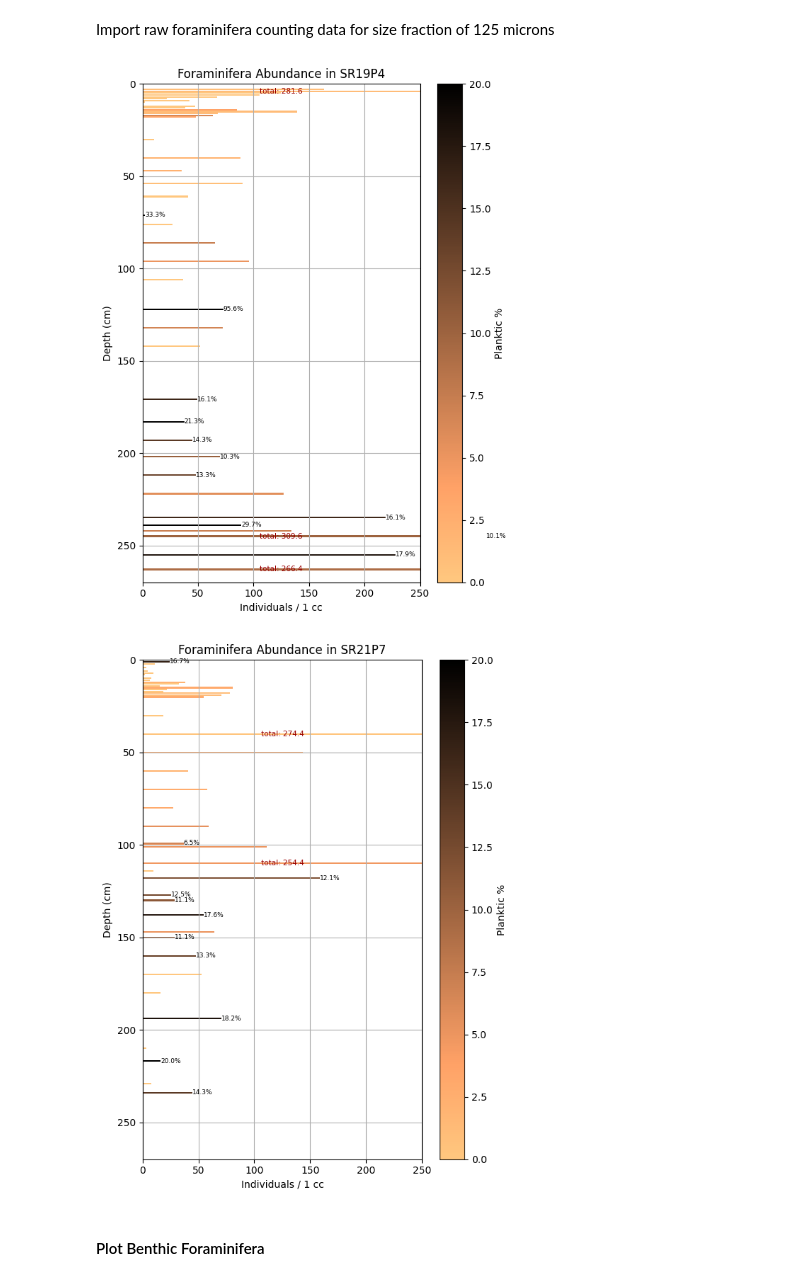
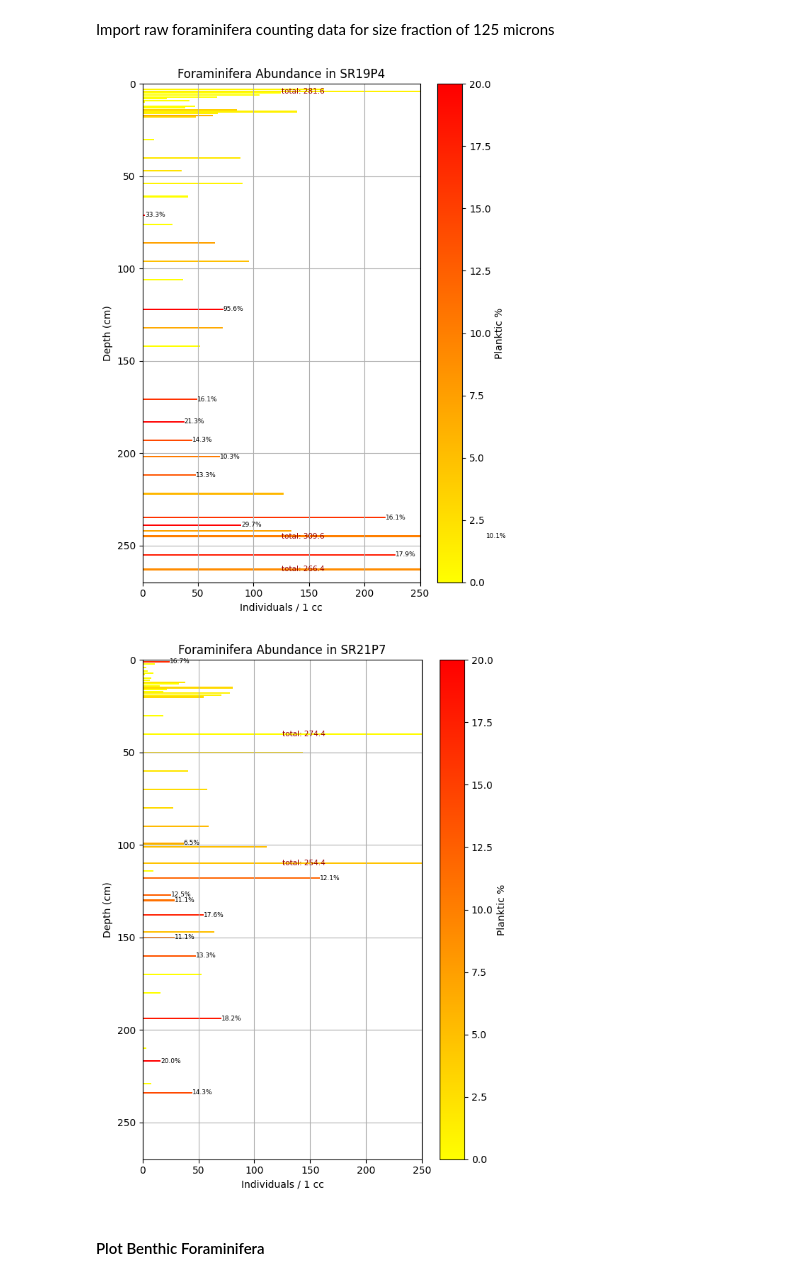
Before and after one commit to jvseds/SedLab, a Jupyter notebook: forams.ipynb, the cells around one changed output. Cells and saved outputs as stored; diff of their text form; code cells hidden in the pictures.

```diff
--- a/forams.ipynb
+++ b/forams.ipynb
@@ -10,27 +10,27 @@ sr21 = Forams(fname="./data-files/mp-files/sr21-forams.csv", size_fraction=125)
 # %%
 sr19_forams_plot = sr19.plot_forams(
     core_name="SR19P4",
     xlim=250,
     limit_sm=True,
     sm_limit=20,
-    cmap="copper_r",
+    cmap="autumn_r",
     savefig=False,
     savepath="./data-files/mp-files/sr19-forams.png",
 )
 # %% [output]
-[figure, old version]
+[figure, new version]
 # %%
 sr21_forams_plot = sr21.plot_forams(
     core_name="SR21P7",
     xlim=250,
     limit_sm=True,
     sm_limit=20,
-    cmap="copper_r",
+    cmap="autumn_r",
     savefig=False,
     savepath="./data-files/mp-files/sr21-forams.png"
 )
 # %% [output]
-[figure, old version]
+[figure, new version]
 # %% [markdown]
 #### Plot Benthic Foraminifera
 # %%
```
Also changed, not shown: parts of 2 cells of this notebook, 1 other file.
